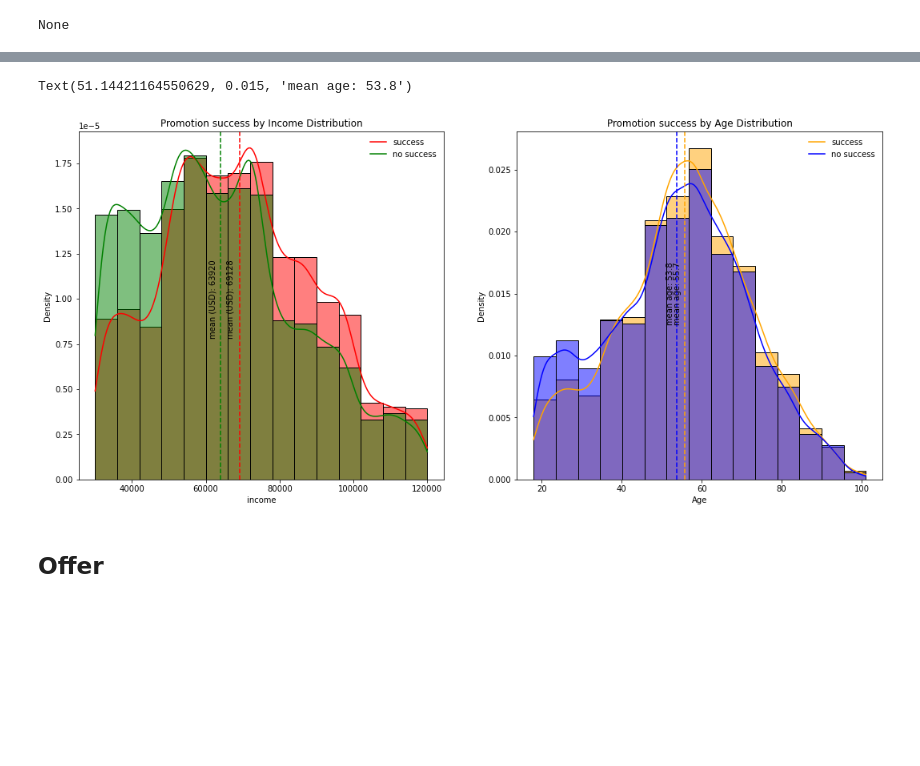
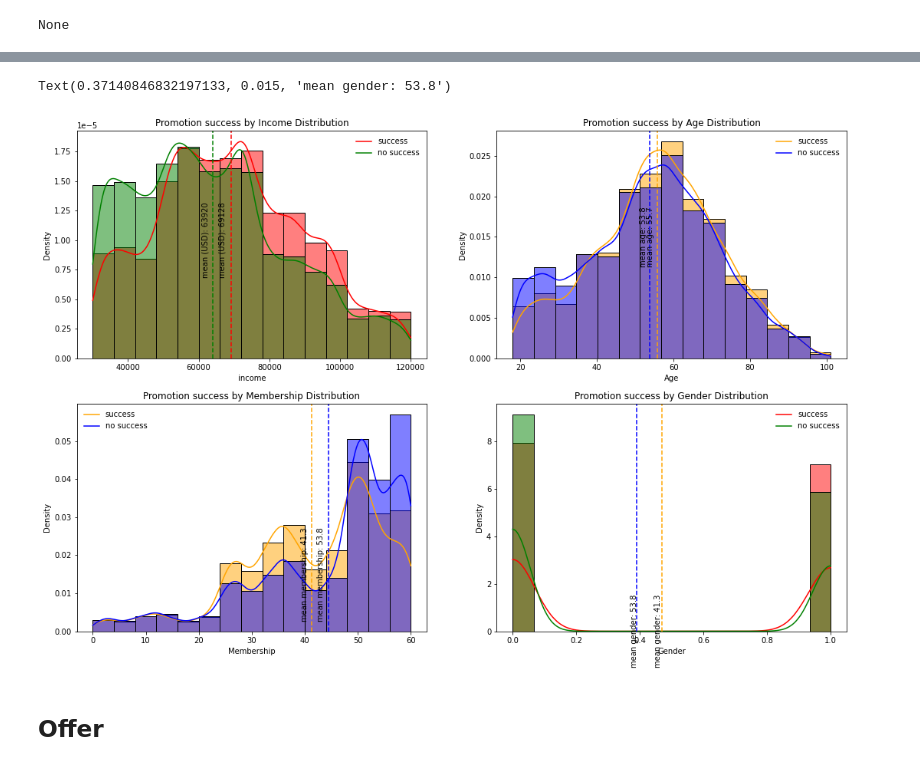
Before and after one commit to watertreader/Udacity_Data_Scientist_Nanodegree, a Jupyter notebook: Project_4/Starbucks_Capstone_notebook.ipynb, the cells around one changed output, grey strips where cells are left out. Cells and saved outputs as stored; diff of their text form; code cells hidden in the pictures; blank space fills up the shorter version.

```diff
--- a/Project_4/Starbucks_Capstone_notebook.ipynb
+++ b/Project_4/Starbucks_Capstone_notebook.ipynb
@@ -1078,9 +1068,12 @@ statistic = 28.3086 | p-value = 0.0000 =>> mean difference between groups is sta
 None
+# %%
+gender_num = offer.gender.apply(lambda x: 1 if x == "F" else 0)
+offer.insert(2, "gender_num", gender_num, True)
 # %%
-plt.figure(figsize = [18, 8])
+plt.figure(figsize = [18, 12])
 
 ### left plot top: promotion success by customer's income
-plt.subplot(1, 2, 1)
+plt.subplot(2, 2, 1)
 sns.histplot(offer.loc[offer["offer_completed"] == 1]["income"],
              bins= 15, color = "red", kde=True,  stat="density")
 sns.histplot(offer.loc[offer["offer_completed"] == 0]["income"],
@@ -1092,36 +1085,79 @@ plt.legend(["success", "no success"], frameon = False)
 plt.axvline(x = offer[offer["offer_completed"] == 1]["income"].mean(),
             color = "red", linestyle = "dashed", linewidth = 1.5)
 plt.text(0.95 * offer.loc[offer["offer_completed"] == 1]["income"].mean(), 0.00001,
          f'mean (USD): {offer.loc[offer["offer_completed"] == 1]["income"].mean():.0f}',
          rotation = 90, verticalalignment = "center", color = "black")
 plt.axvline(x = offer[offer["offer_completed"] == 0]["income"].mean(),
             color = "green", linestyle = "dashed", linewidth = 1.5)
 plt.text(0.95 * offer.loc[offer["offer_completed"] == 0]["income"].mean(), 0.00001,
          f'mean (USD): {offer.loc[offer["offer_completed"] == 0]["income"].mean():.0f}',
          rotation = 90, verticalalignment = "center", color = "black")
 
 ### right plot top: promotion success by customer's age
-plt.subplot(1, 2, 2)
+plt.subplot(2, 2, 2)
 sns.histplot(offer.loc[offer["offer_completed"] == 1]["age"],
               color = "orange", bins= 15, kde=True,stat="density")
 sns.histplot(offer.loc[offer["offer_completed"] == 0]["age"],
               color = "blue", bins= 15, kde=True,stat="density")
 plt.xlabel("Age")
 plt.title("Promotion success by Age Distribution")
 plt.legend(["success", "no success"], frameon = False)
 plt.axvline(x = offer[offer["offer_completed"] == 1]["age"].mean(),
             color = "orange", linestyle = "dashed", linewidth = 1.5)
 plt.text(0.95 * offer.loc[offer["offer_completed"] == 1]["age"].mean(), 0.015,
          f'mean age: {offer.loc[offer["offer_completed"] == 1]["age"].mean():.1f}',
          rotation = 90, verticalalignment = "center", color = "black")
 plt.axvline(x = offer[offer["offer_completed"] == 0]["age"].mean(),
             color = "blue", linestyle = "dashed", linewidth = 1.5)
 plt.text(0.95 * offer.loc[offer["offer_completed"] == 0]["age"].mean(), 0.015,
          f'mean age: {offer.loc[offer["offer_completed"] == 0]["age"].mean():.1f}',
          rotation = 90, verticalalignment = "center", color = "black")
+
+
+plt.subplot(2, 2, 3)
+sns.histplot(offer.loc[offer["offer_completed"] == 1]["membership"],
+              color = "orange", bins= 15, kde=True,stat="density")
+sns.histplot(offer.loc[offer["offer_completed"] == 0]["membership"],
+              color = "blue", bins= 15, kde=True,stat="density")
+plt.xlabel("Membership")
+plt.title("Promotion success by Membership Distribution")
+plt.legend(["success", "no success"], frameon = False)
+plt.axvline(x = offer[offer["offer_completed"] == 1]["membership"].mean(),
+            color = "orange", linestyle = "dashed", linewidth = 1.5)
+plt.text(0.95 * offer.loc[offer["offer_completed"] == 1]["membership"].mean(), 0.015,
+         f'mean membership: {offer.loc[offer["offer_completed"] == 1]["membership"].mean():.1f}',
+         rotation = 90, verticalalignment = "center", color = "black")
+plt.axvline(x = offer[offer["offer_completed"] == 0]["membership"].mean(),
+            color = "blue", linestyle = "dashed", linewidth = 1.5)
+plt.text(0.95 * offer.loc[offer["offer_completed"] == 0]["membership"].mean(), 0.015,
+         f'mean membership: {offer.loc[offer["offer_completed"] == 0]["age"].mean():.1f}',
+         rotation = 90, verticalalignment = "center", color = "black")
+
+plt.subplot(2, 2, 4)
+
+
+
+
+sns.histplot(offer.loc[offer["offer_completed"] == 1]["gender_num"],
+              color = "red", bins= 15, kde=True,stat="density")
+sns.histplot(offer.loc[offer["offer_completed"] == 0]["gender_num"],
+              color = "green", bins= 15, kde=True,stat="density")
+plt.xlabel("Gender")
+plt.title("Promotion success by Gender Distribution")
+plt.legend(["success", "no success"], frameon = False)
+plt.axvline(x = offer[offer["offer_completed"] == 1]["gender_num"].mean(),
+            color = "orange", linestyle = "dashed", linewidth = 1.5)
+plt.text(0.95 * offer.loc[offer["offer_completed"] == 1]["gender_num"].mean(), 0.015,
+         f'mean gender: {offer.loc[offer["offer_completed"] == 1]["membership"].mean():.1f}',
+         rotation = 90, verticalalignment = "center", color = "black")
+plt.axvline(x = offer[offer["offer_completed"] == 0]["gender_num"].mean(),
+            color = "blue", linestyle = "dashed", linewidth = 1.5)
+plt.text(0.95 * offer.loc[offer["offer_completed"] == 0]["gender_num"].mean(), 0.015,
+         f'mean gender: {offer.loc[offer["offer_completed"] == 0]["age"].mean():.1f}',
+         rotation = 90, verticalalignment = "center", color = "black")
 # %% [output]
-Text(51.14421164550629, 0.015, 'mean age: 53.8')
+Text(0.37140846832197133, 0.015, 'mean gender: 53.8')
-[figure, old version]
+[figure, new version]
 # %% [markdown]
 ## Offer
 # %% [markdown]
```
Also changed, not shown: parts of 29 cells of this notebook.
